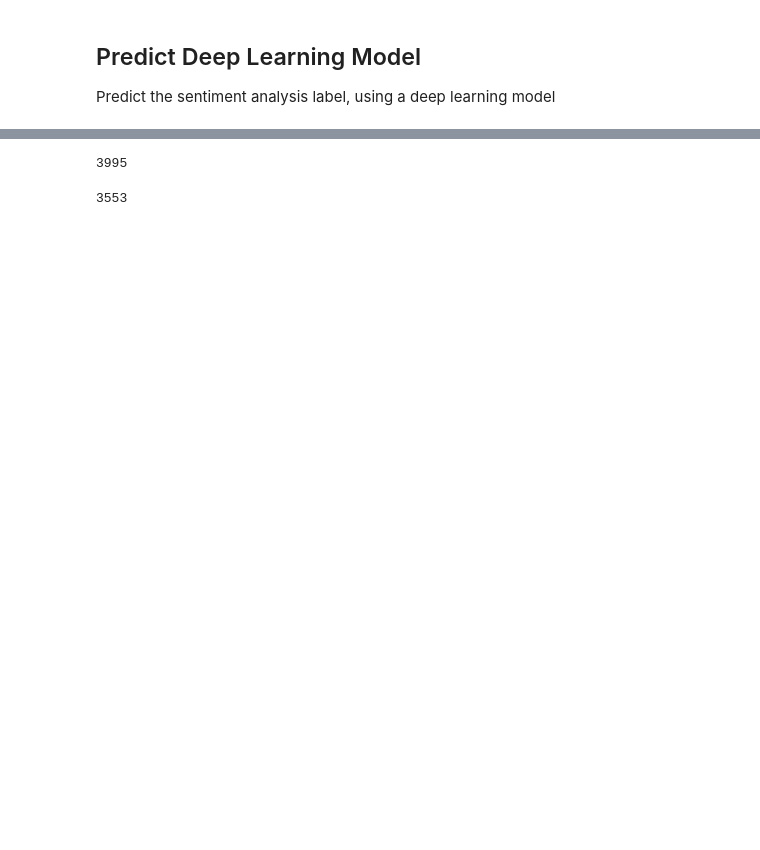
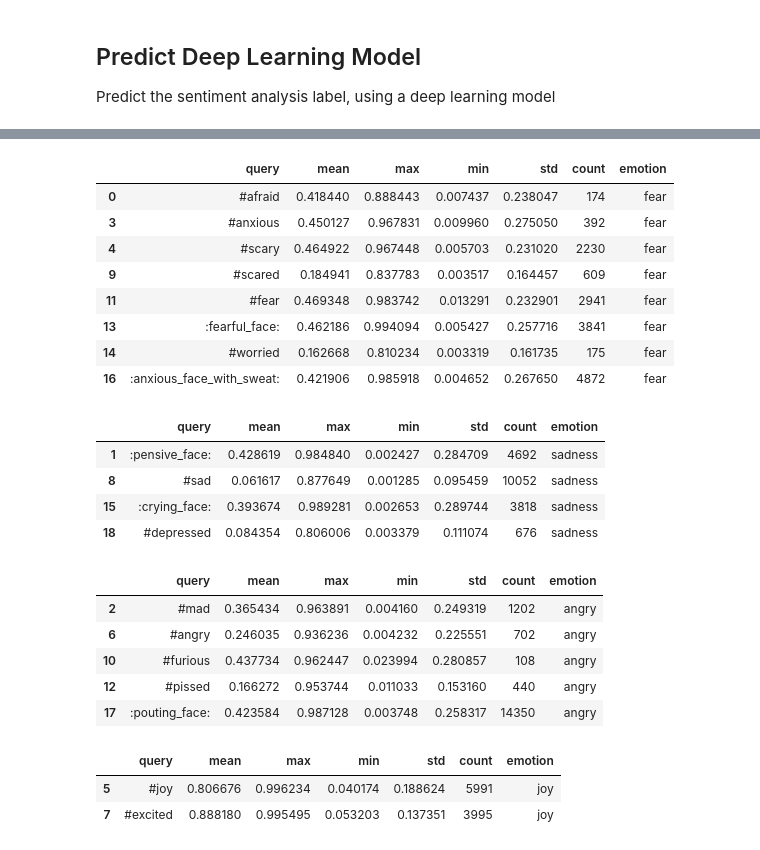
Before and after one commit to rmohashi/tweet-emotion-recognition, a Jupyter notebook: notebooks/Predict Deep Learning Model.ipynb, the cells around one changed output, grey strips where cells are left out. Drawn from its saved outputs; the diff is of its cells as text; code cells hidden in the pictures; blank space fills up the shorter version.

```diff
--- a/notebooks/Predict Deep Learning Model.ipynb
+++ b/notebooks/Predict Deep Learning Model.ipynb
@@ -72,4 +57,0 @@ std = np.std(result)
-# %%
-len(result)
-# %% [output]
-3995
@@ -78,4 +58,69 @@ reduced_result = result[np.all([(result >= mean - std), (result <= mean + std)],
-# %%
-len(reduced_result)
-# %% [output]
-3553
+# %%
+relations_path = Path('../sentiment_analysis/query_relations.json')
+with relations_path.open('r') as file:
+    relations = json.load(file)
+# %%
+data_dict = {
+    'query': [],
+    'mean': [],
+    'max': [],
+    'min': [],
+    'std': [],
+    'count': [],
+    'emotion': []
+}
+
+dir_files = os.listdir(dataset_dir)
+
+with tqdm(total=len(dir_files)) as t:
+    for filename in dir_files:
+        dataset = pd.read_csv(os.path.join(dataset_dir, filename))
+        cleaned_texts = preprocess(dataset.text, quiet=True)
+
+        query = re.findall(r'(#[^.]+|:.+:)', filename)[0]
+        emotion = relations[query]
+
+        predict_sequences = [text.split() for text in cleaned_texts]
+        list_tokenized_predict = tokenizer.texts_to_sequences(predict_sequences)
+        x_predict = pad_sequences(list_tokenized_predict, maxlen=100)
+
+        result = model.predict(x_predict)
+
+        data_dict['query'].append(query)
+        data_dict['mean'].append(np.mean(result))
+        data_dict['max'].append(np.amax(result))
+        data_dict['min'].append(np.amin(result))
+        data_dict['count'].append(len(dataset))
+        data_dict['std'].append(np.std(result))
+
+        data_dict['emotion'].append(emotion)
+
+        t.update()
+# %%
+df = pd.DataFrame(data=data_dict)
+for emotion in df.emotion.unique():
+    display(df[df.emotion == emotion])
+# %% [output]
+|  | query | mean | max | min | std | count | emotion |
+| 0 | #afraid | 0.418440 | 0.888443 | 0.007437 | 0.238047 | 174 | fear |
+| 3 | #anxious | 0.450127 | 0.967831 | 0.009960 | 0.275050 | 392 | fear |
+| 4 | #scary | 0.464922 | 0.967448 | 0.005703 | 0.231020 | 2230 | fear |
+| 9 | #scared | 0.184941 | 0.837783 | 0.003517 | 0.164457 | 609 | fear |
+| 11 | #fear | 0.469348 | 0.983742 | 0.013291 | 0.232901 | 2941 | fear |
+| 13 | :fearful_face: | 0.462186 | 0.994094 | 0.005427 | 0.257716 | 3841 | fear |
+| 14 | #worried | 0.162668 | 0.810234 | 0.003319 | 0.161735 | 175 | fear |
+| 16 | :anxious_face_with_sweat: | 0.421906 | 0.985918 | 0.004652 | 0.267650 | 4872 | fear |
+|  | query | mean | max | min | std | count | emotion |
+| 1 | :pensive_face: | 0.428619 | 0.984840 | 0.002427 | 0.284709 | 4692 | sadness |
+| 8 | #sad | 0.061617 | 0.877649 | 0.001285 | 0.095459 | 10052 | sadness |
+| 15 | :crying_face: | 0.393674 | 0.989281 | 0.002653 | 0.289744 | 3818 | sadness |
+| 18 | #depressed | 0.084354 | 0.806006 | 0.003379 | 0.111074 | 676 | sadness |
+|  | query | mean | max | min | std | count | emotion |
+| 2 | #mad | 0.365434 | 0.963891 | 0.004160 | 0.249319 | 1202 | angry |
+| 6 | #angry | 0.246035 | 0.936236 | 0.004232 | 0.225551 | 702 | angry |
+| 10 | #furious | 0.437734 | 0.962447 | 0.023994 | 0.280857 | 108 | angry |
+| 12 | #pissed | 0.166272 | 0.953744 | 0.011033 | 0.153160 | 440 | angry |
+| 17 | :pouting_face: | 0.423584 | 0.987128 | 0.003748 | 0.258317 | 14350 | angry |
+|  | query | mean | max | min | std | count | emotion |
+| 5 | #joy | 0.806676 | 0.996234 | 0.040174 | 0.188624 | 5991 | joy |
+| 7 | #excited | 0.888180 | 0.995495 | 0.053203 | 0.137351 | 3995 | joy |
```
Also changed, not shown: parts of 10 cells of this notebook, 4 other files.
